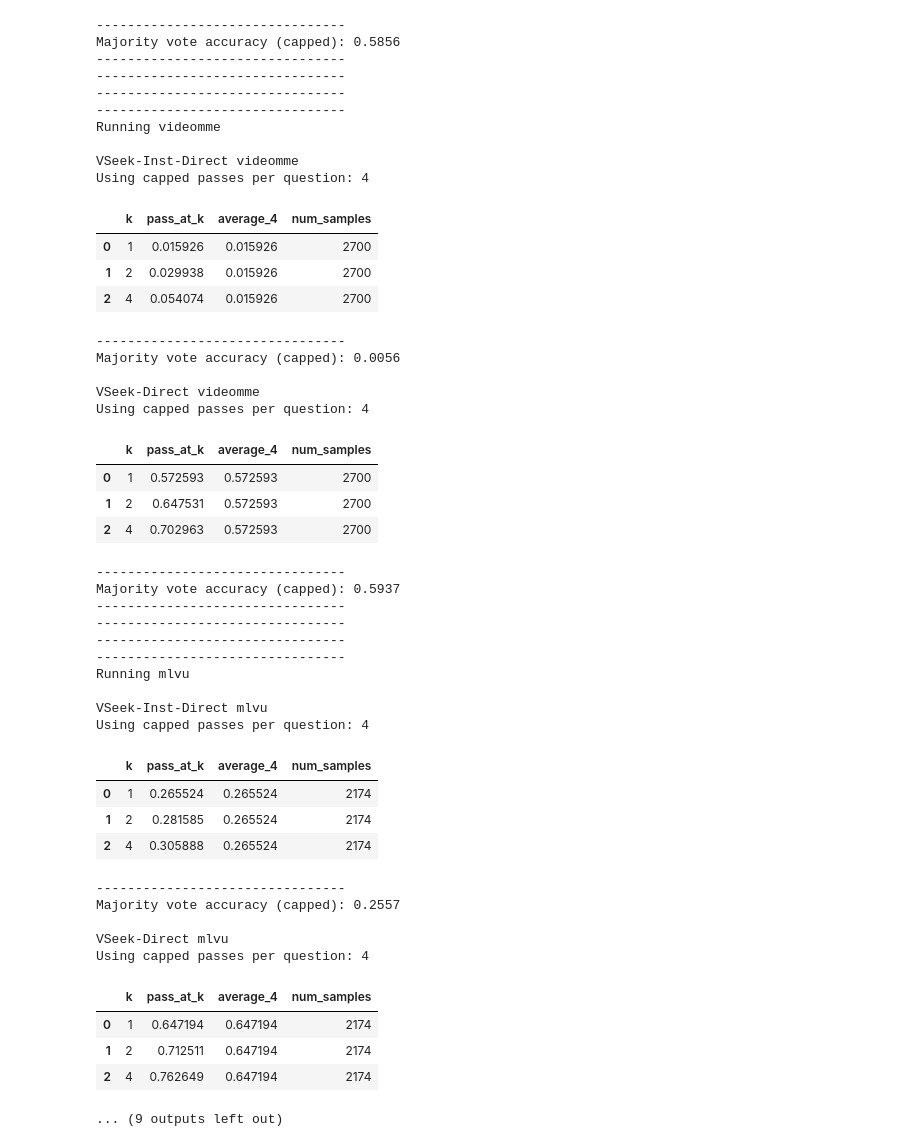
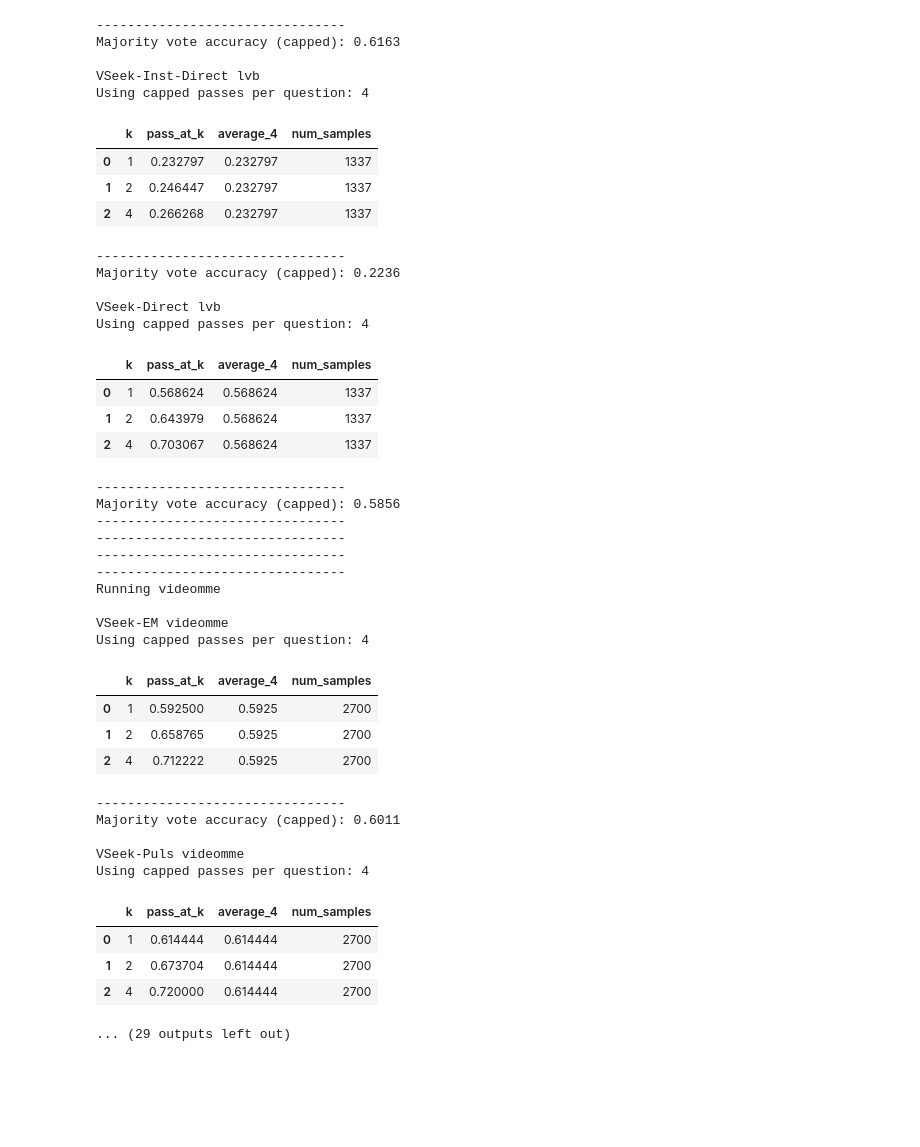
Before and after one commit to UTAustin-SwarmLab/VSeek, a Jupyter notebook: notebooks/plots/plot_pass_k.ipynb, the cells around one changed output. Saved outputs shown, nothing was run; the diff lists cells and outputs as text; code cells hidden in the pictures; blank space fills up the shorter version.

```diff
--- a/notebooks/plots/plot_pass_k.ipynb
+++ b/notebooks/plots/plot_pass_k.ipynb
@@ -16,8 +16,8 @@ RESULT_FILES = {
     # "Uniform Gemma 12B": Path("../../results/uniform_vllm/mlvu/base/f32/gemma-3-12b-it/agent_results.json"),
     # "Uniform Instruct": Path("../../data/results/uniform_vllm/mlvu/base/f64/Qwen3-VL-4B-Instruct/agent_results.json"),
     # # "VSeek-Base": Path("../../results/vseek/Qwen3-VL-4B-Thinking/mlvu/agent_results.jsonl"),
-    # "VSeek-EM": Path("../../results/vseek/vseek/mlvu/agent_results.jsonl"),
-    # "VSeek-Puls": Path("../../results/vseek/vseek-puls/mlvu/agent_results.jsonl"),
+    "VSeek-EM": Path("../../results/vseek/vseek/mlvu/agent_results.jsonl"),
+    "VSeek-Puls": Path("../../results/vseek/vseek-puls/mlvu/agent_results.jsonl"),
     # "VSeek-EM-RLOO": Path("../../results/vseek/vseek-rloo/mlvu/agent_results.jsonl"),
     # "VSeek-Puls-RLOO": Path("../../results/vseek/vseek-rloo-puls/mlvu/agent_results.jsonl"),
     # "VSeek-EM-GSPO": Path("../../results/vseek/vseek-gspo/mlvu/agent_results.jsonl"),
@@ -307,50 +307,45 @@ Using capped passes per question: 4
 --------------------------------
-Majority vote accuracy (capped): 0.5856
---------------------------------
---------------------------------
---------------------------------
---------------------------------
-Running videomme
+Majority vote accuracy (capped): 0.6163
 
-VSeek-Inst-Direct videomme
+VSeek-Inst-Direct lvb
 Using capped passes per question: 4
 |  | k | pass_at_k | average_4 | num_samples |
-| 0 | 1 | 0.015926 | 0.015926 | 2700 |
-| 1 | 2 | 0.029938 | 0.015926 | 2700 |
-| 2 | 4 | 0.054074 | 0.015926 | 2700 |
+| 0 | 1 | 0.232797 | 0.232797 | 1337 |
+| 1 | 2 | 0.246447 | 0.232797 | 1337 |
+| 2 | 4 | 0.266268 | 0.232797 | 1337 |
 --------------------------------
-Majority vote accuracy (capped): 0.0056
+Majority vote accuracy (capped): 0.2236
 
-VSeek-Direct videomme
+VSeek-Direct lvb
 Using capped passes per question: 4
 |  | k | pass_at_k | average_4 | num_samples |
-| 0 | 1 | 0.572593 | 0.572593 | 2700 |
-| 1 | 2 | 0.647531 | 0.572593 | 2700 |
-| 2 | 4 | 0.702963 | 0.572593 | 2700 |
+| 0 | 1 | 0.568624 | 0.568624 | 1337 |
+| 1 | 2 | 0.643979 | 0.568624 | 1337 |
+| 2 | 4 | 0.703067 | 0.568624 | 1337 |
 --------------------------------
-Majority vote accuracy (capped): 0.5937
+Majority vote accuracy (capped): 0.5856
 --------------------------------
 --------------------------------
 --------------------------------
 --------------------------------
-Running mlvu
+Running videomme
 
-VSeek-Inst-Direct mlvu
+VSeek-EM videomme
 Using capped passes per question: 4
 |  | k | pass_at_k | average_4 | num_samples |
-| 0 | 1 | 0.265524 | 0.265524 | 2174 |
-| 1 | 2 | 0.281585 | 0.265524 | 2174 |
-| 2 | 4 | 0.305888 | 0.265524 | 2174 |
+| 0 | 1 | 0.592500 | 0.5925 | 2700 |
+| 1 | 2 | 0.658765 | 0.5925 | 2700 |
+| 2 | 4 | 0.712222 | 0.5925 | 2700 |
 --------------------------------
-Majority vote accuracy (capped): 0.2557
+Majority vote accuracy (capped): 0.6011
 
-VSeek-Direct mlvu
+VSeek-Puls videomme
 Using capped passes per question: 4
 |  | k | pass_at_k | average_4 | num_samples |
-| 0 | 1 | 0.647194 | 0.647194 | 2174 |
-| 1 | 2 | 0.712511 | 0.647194 | 2174 |
-| 2 | 4 | 0.762649 | 0.647194 | 2174 |
+| 0 | 1 | 0.614444 | 0.614444 | 2700 |
+| 1 | 2 | 0.673704 | 0.614444 | 2700 |
+| 2 | 4 | 0.720000 | 0.614444 | 2700 |
-... (9 outputs left out)
+... (29 outputs left out)
 # %%
 # PLOT DATA
 for dataset, all_metrics in metrics_per_dataset.items():
```
Also changed, not shown: parts of 4 cells of this notebook, 1 other file.
